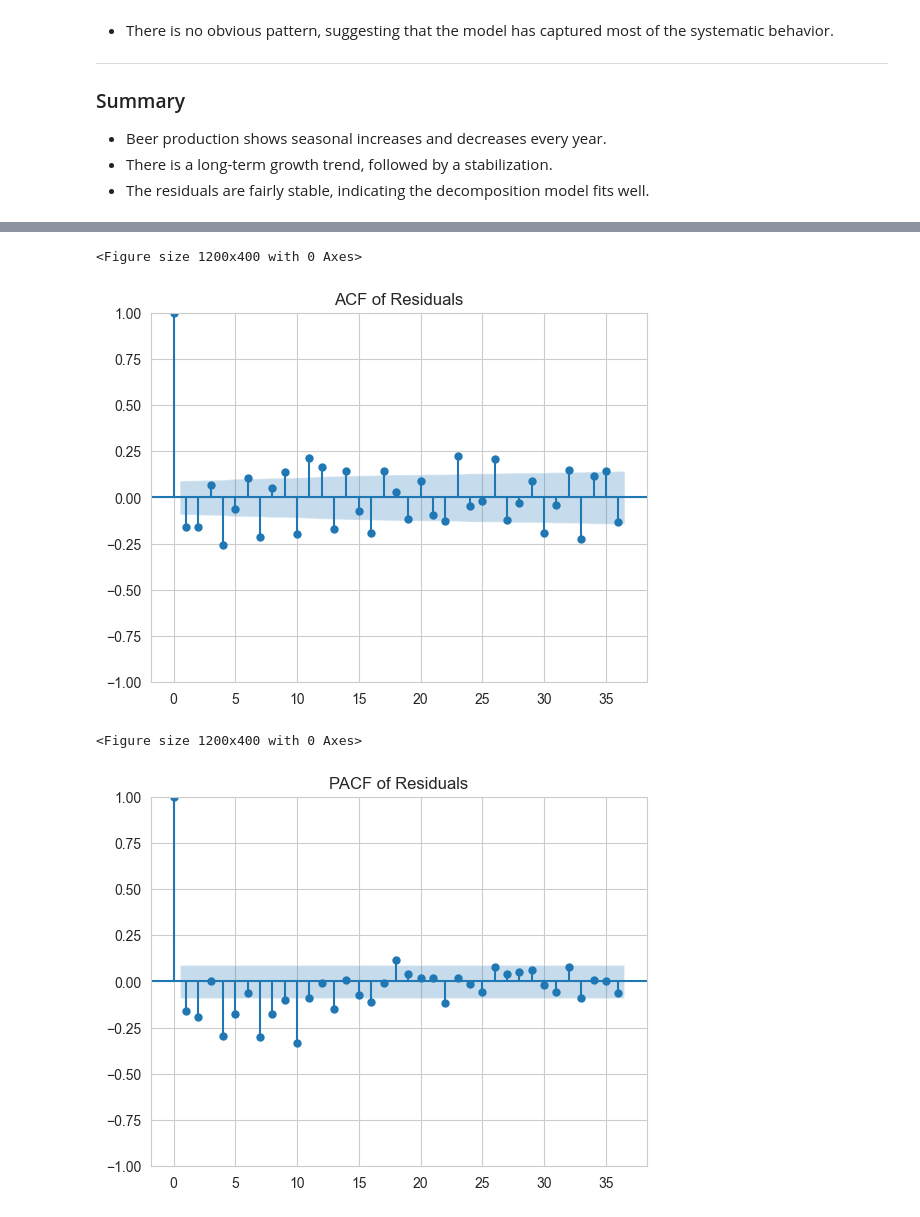
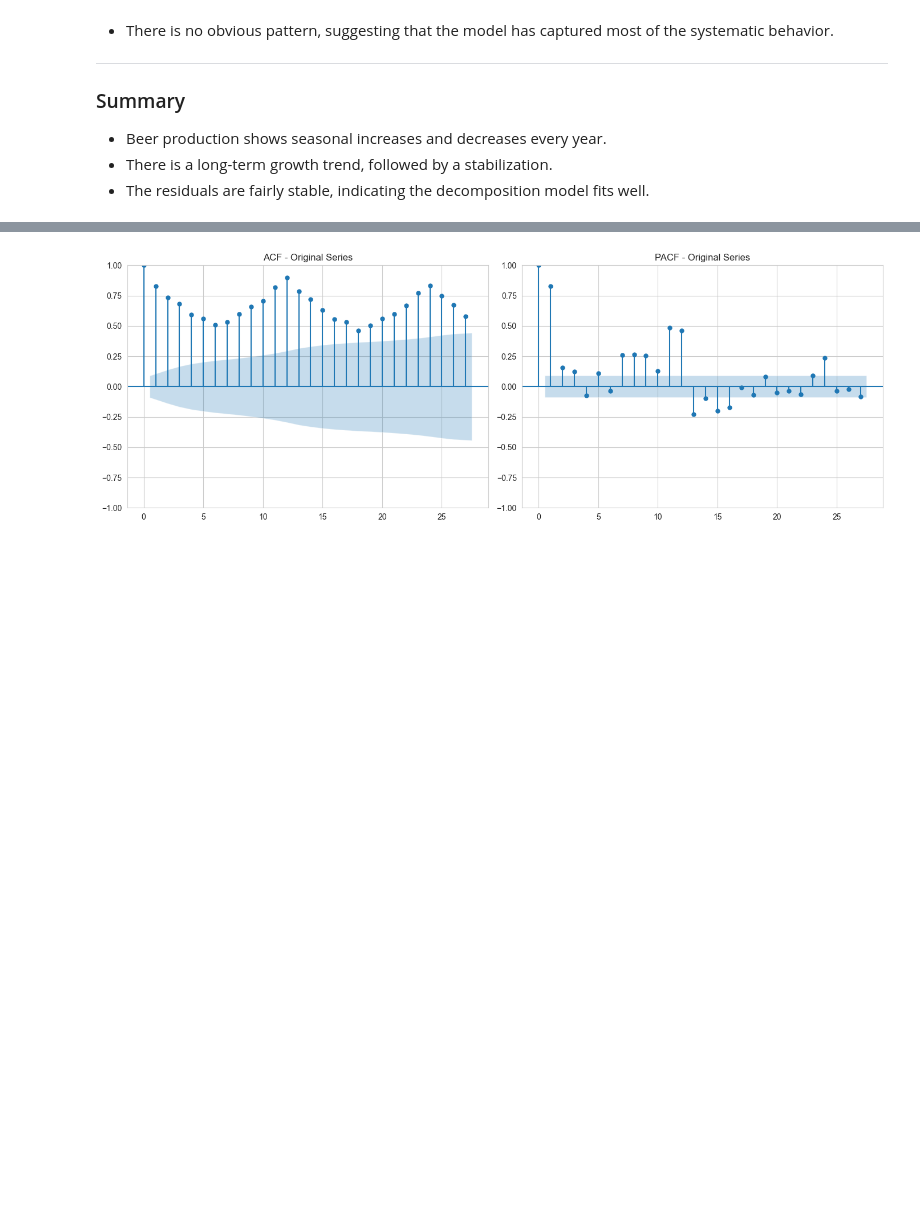
Before and after one commit to SelmahT/Time_Series_Analysis001, a Jupyter notebook: beerproduction_time_series/beerprod.ipynb, the cells around one changed output, grey strips where cells are left out. Drawn from its saved outputs; the diff is of its cells as text; code cells hidden in the pictures; blank space fills up the shorter version.

Commit message:
Add PACF *ACF sections

```diff
--- a/beerproduction_time_series/beerprod.ipynb
+++ b/beerproduction_time_series/beerprod.ipynb
@@ -20,12 +22,11 @@ The goal is to ensure the time index is correctly set and there are no missing v
 # %%
 import pandas as pd
 
-# Use raw string (r"") to handle backslashes in Windows
-beer_data = pd.read_csv(r"C:\Users\use\Documents\data.csv", parse_dates=['Month'], index_col='Month')
+beer_data = pd.read_csv("beer_data.csv",
+                        parse_dates=['Month'],
+                        index_col='Month')
 
-# Quick check
 beer_data.head()
-#beer_data.info()
 # %% [output]
 |  | Monthly beer production |
 | Month |  |
@@ -214,23 +218,16 @@ Patterns in these plots indicate whether any structure remains in the residuals.
 # %%
+import matplotlib.pyplot as plt
 from statsmodels.graphics.tsaplots import plot_acf, plot_pacf
-import matplotlib.pyplot as plt
 
-# Drop NaN values from residuals
-residuals = decomp_mult.resid.dropna()
+fig, axes = plt.subplots(1, 2, figsize=(14,5))
 
-# Plot ACF
-plt.figure(figsize=(12,4))
-plot_acf(residuals, lags=36)
-plt.title('ACF of Residuals')
+plot_acf(beer_data, ax=axes[0])
+axes[0].set_title("ACF - Original Series")
+
+plot_pacf(beer_data, ax=axes[1], method='ywm')
+axes[1].set_title("PACF - Original Series")
+
+plt.tight_layout()
 plt.show()
-
-# Plot PACF
-plt.figure(figsize=(12,4))
-plot_pacf(residuals, lags=36)
-plt.title('PACF of Residuals')
-plt.show()
 # %% [output]
-<Figure size 1200x400 with 0 Axes>
-[figure, old version]
+[figure, new version]
-<Figure size 1200x400 with 0 Axes>
-[figure, removed]
```
Also changed, not shown: parts of 12 cells of this notebook, 6 other files.
